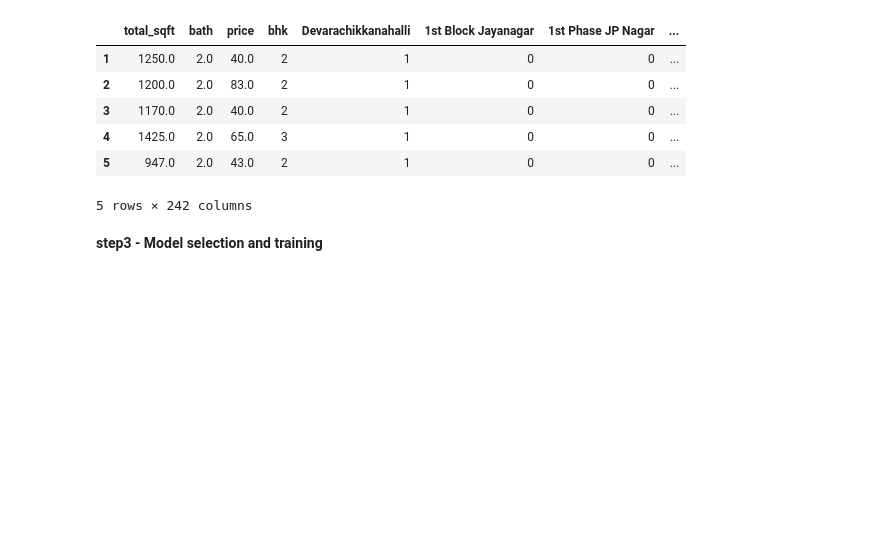
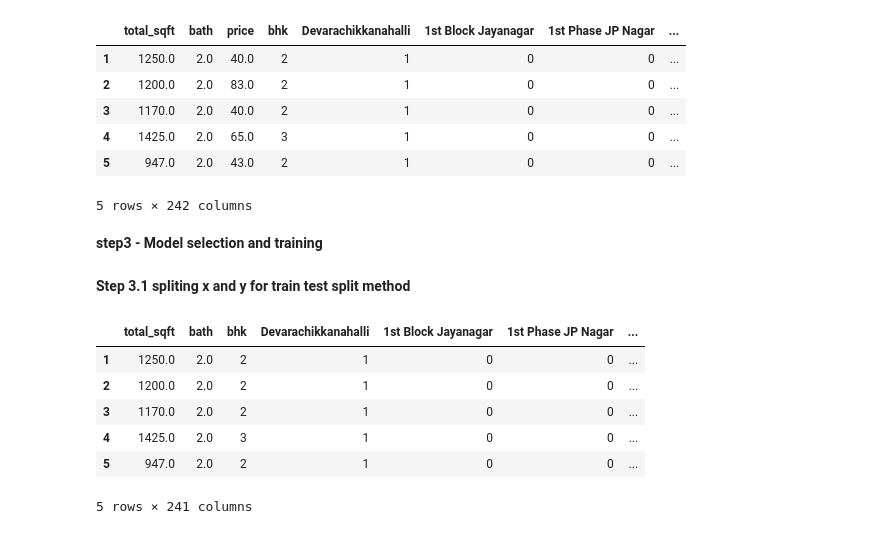
Before and after one commit to thekurup/bengaluruhousepriceprediction, a Jupyter notebook: houseprice.ipynb, the cells around one changed output. Drawn from its saved outputs; the diff is of its cells as text; code cells hidden in the pictures; blank space fills up the shorter version.

```diff
--- a/houseprice.ipynb
+++ b/houseprice.ipynb
@@ -810,3 +810,5 @@ data.head()
 5 rows × 242 columns
 # %% [markdown]
 **step3 - Model selection and training**
+# %% [markdown]
+**Step 3.1 spliting x and y for train test split method**
@@ -812,0 +817,12 @@ data.head()
+# %%
+x=data.drop(['price'],axis=1)
+# %%
+x.head()
+# %% [output]
+|  | total_sqft | bath | bhk | Devarachikkanahalli | 1st Block Jayanagar | 1st Phase JP Nagar | ... |
+| 1 | 1250.0 | 2.0 | 2 | 1 | 0 | 0 | ... |
+| 2 | 1200.0 | 2.0 | 2 | 1 | 0 | 0 | ... |
+| 3 | 1170.0 | 2.0 | 2 | 1 | 0 | 0 | ... |
+| 4 | 1425.0 | 2.0 | 3 | 1 | 0 | 0 | ... |
+| 5 | 947.0 | 2.0 | 2 | 1 | 0 | 0 | ... |
+5 rows × 241 columns
```
Also changed, not shown: parts of 46 cells of this notebook, 2 other files.
